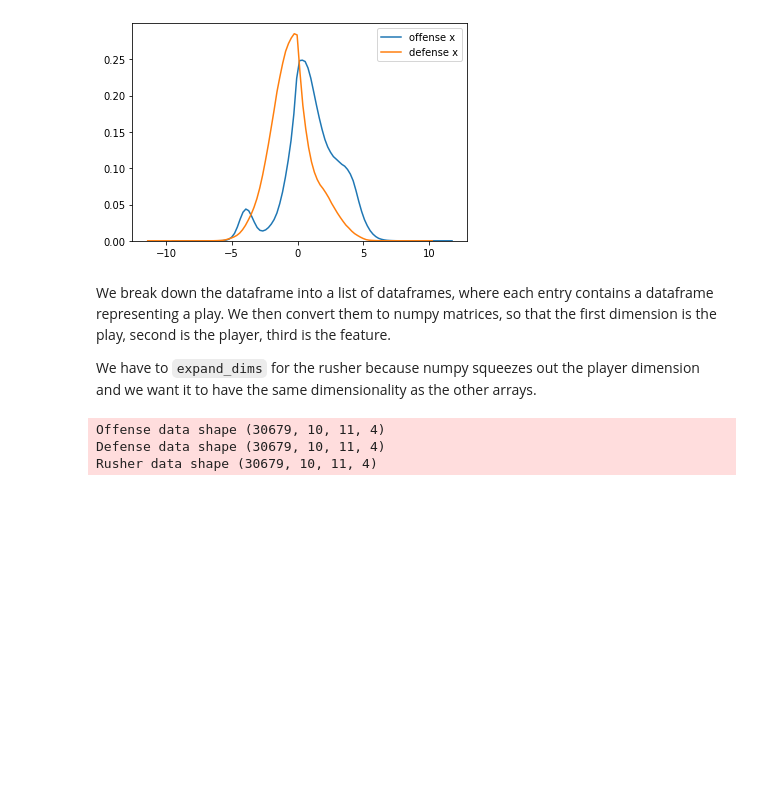
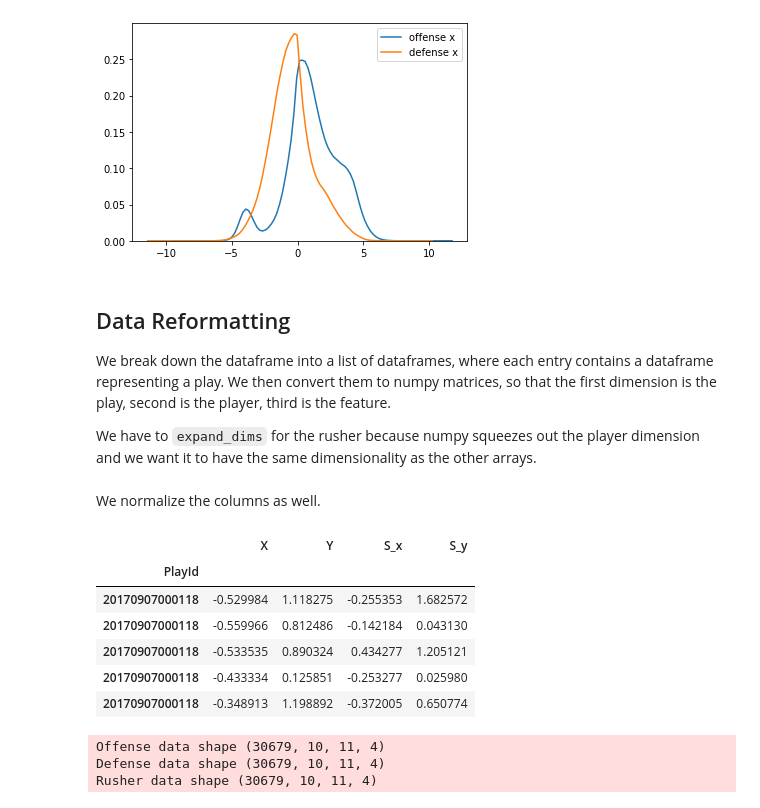
Before and after one commit to CornellDataScience/Insights-Databowl, a Jupyter notebook: notebooks/convolutions.ipynb, the cells around one changed output. Drawn from its saved outputs; the diff is of its cells as text; code cells hidden in the pictures; blank space fills up the shorter version.

```diff
--- a/notebooks/convolutions.ipynb
+++ b/notebooks/convolutions.ipynb
@@ -110,6 +87,7 @@ plt.show()
 # %% [output]
 [figure]
 # %% [markdown]
+ ## Data Reformatting
  We break down the dataframe into a list of dataframes, where each entry
  contains a dataframe representing a play. We then convert them to numpy
  matrices, so that the first dimension is the play, second is the player, third
@@ -120 +104,15 @@ plt.show()
+# %% [markdown]
+ We normalize the columns as well.
+# %%
+df = data.loc[:,cols]
+norm_data = (df - df.mean()) / df.std()
+norm_data.head()
+# %% [output]
+|  | X | Y | S_x | S_y |
+| PlayId |  |  |  |  |
+| 20170907000118 | -0.529984 | 1.118275 | -0.255353 | 1.682572 |
+| 20170907000118 | -0.559966 | 0.812486 | -0.142184 | 0.043130 |
+| 20170907000118 | -0.533535 | 0.890324 | 0.434277 | 1.205121 |
+| 20170907000118 | -0.433334 | 0.125851 | -0.253277 | 0.025980 |
+| 20170907000118 | -0.348913 | 1.198892 | -0.372005 | 0.650774 |
 # %%
```
Also changed, not shown: parts of 16 cells of this notebook, 1 other file.
